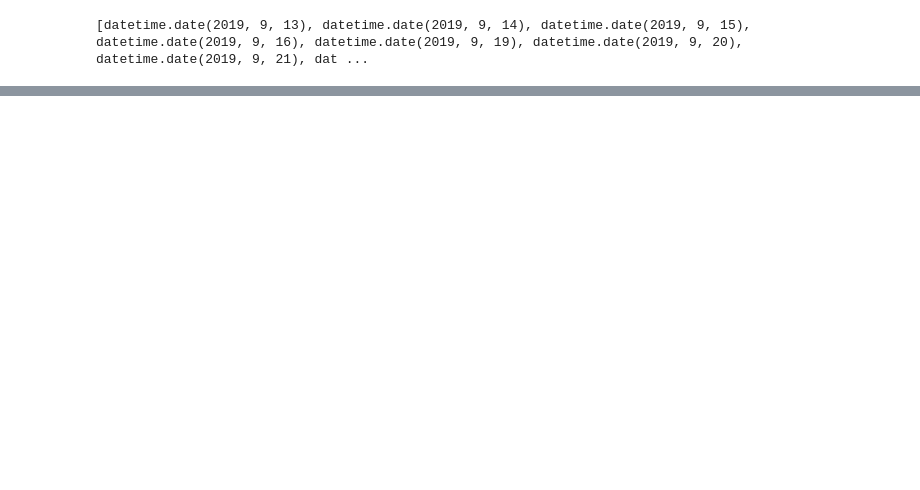
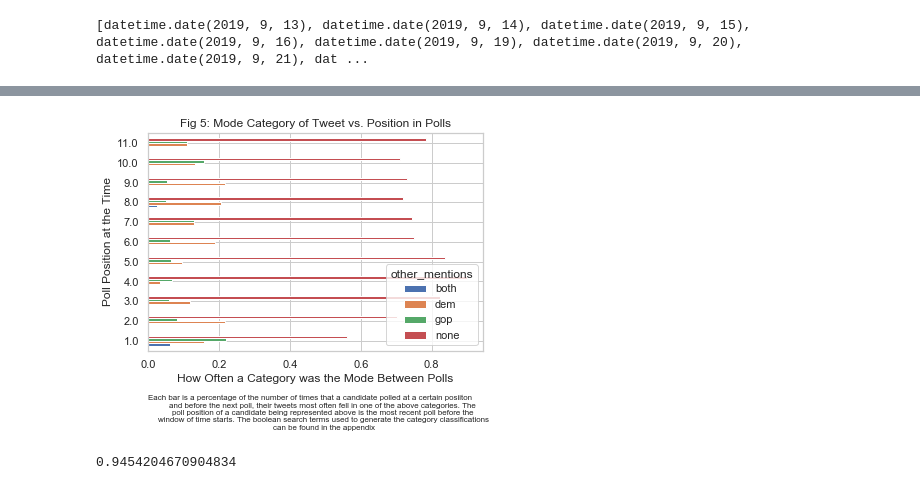
Before and after one commit to pmohamma/political_tweet_analysis, a Jupyter notebook: tweet_setup.ipynb, the cells around one changed output, grey strips where cells are left out. Saved outputs shown, nothing was run; the diff lists cells and outputs as text; code cells hidden in the pictures; blank space fills up the shorter version.

```diff
--- a/tweet_setup.ipynb
+++ b/tweet_setup.ipynb
@@ -417,0 +386,45 @@ See the caveats in the documentation: http://pandas.pydata.org/pandas-docs/stabl
+# %%
+mmbp = mode_mentions_by_poll[mode_mentions_by_poll.other_mentions.apply(type) == type(mode_mentions_by_poll.loc[1].other_mentions)]
+x = 12 - mmbp['poll_position']
+x_pcts = mmbp.groupby(['poll_position', 'other_mentions']).agg({'cand_name': 'count'})
+mention_dict = {0 : "none", 1 : "dem", 2: "gop", 3: "both"}
+x_counts = mmbp.groupby(['poll_position'], as_index = False).agg({'cand_name': 'count'})
+
+xmnnm = x_pcts.reset_index()
+xmnnm = xmnnm[xmnnm.other_mentions != 0]
+xmnnm.reset_index(drop = True, inplace = True)
+xmnnm['other_mentions'] = xmnnm['other_mentions'].map(mention_dict)
+xmnnm = xmnnm.groupby(['poll_position', 'other_mentions']).agg({'cand_name': 'count'})
+
+
+# graph 1
+x_pcts = x_pcts.groupby(level=0).apply(lambda x: x / float(x.sum()))
+flat_df = x_pcts.reset_index()
+flat_df['other_mentions'] = flat_df['other_mentions'].map(mention_dict)
+plot = flat_df.pivot("poll_position", "other_mentions", "cand_name").plot(kind="barh")
+fig = plot.get_figure()
+
+caption = """Each bar is a percentage of the number of times that a candidate polled at a certain posiiton
+            and before the next poll, their tweets most often fell in one of the above categories. The
+            poll position of a candidate being represented above is the most recent poll before the
+            window of time starts. The boolean search terms used to generate the category classifications
+            can be found in the appendix"""
+
+plt.ylabel("Poll Position at the Time")
+plt.xlabel("How Often a Category was the Mode Between Polls")
+plt.title("Fig 5: Mode Category of Tweet vs. Position in Polls")
+fig.text(.5, -.15, caption, ha='center', fontdict={'size': 8})
+fig.savefig('mode_category_box_plot.pdf', bbox_inches='tight', dpi=400)
+
+# # graph 2
+# xmnnm = xmnnm.groupby(level=0).apply(lambda x: x / float(x.sum()))
+# flat_xmnnm = xmnnm.reset_index()
+# flat_xmnnm.pivot("poll_position", "other_mentions", "cand_name").plot(kind='barh')
+
+# plt.ylabel("Poll Position at the Time")
+# plt.xlabel("Percentage of Times that a Category was the Mode after a poll")
+# plt.title("Mode Category of Tweet vs. Position in Polls")
+# fig.text(.5, -.2, caption, ha='center', fontdict={'size': 8})
+# plt.show()
+# %% [output]
+[figure, added]
@@ -417,0 +436,10 @@ See the caveats in the documentation: http://pandas.pydata.org/pandas-docs/stabl
+# %%
+dummy = pd.get_dummies(flat_df['other_mentions'])
+y = flat_df['poll_position']
+# regressor = LinearRegression()
+# regressor.fit(dummy, y)
+X2 = sm.add_constant(dummy)
+est = sm.OLS(y, X2)
+print(est.fit().f_pvalue)
+# %% [output]
+0.9454204670904834
```
Also changed, not shown: parts of 20 cells of this notebook, 5 other files.
